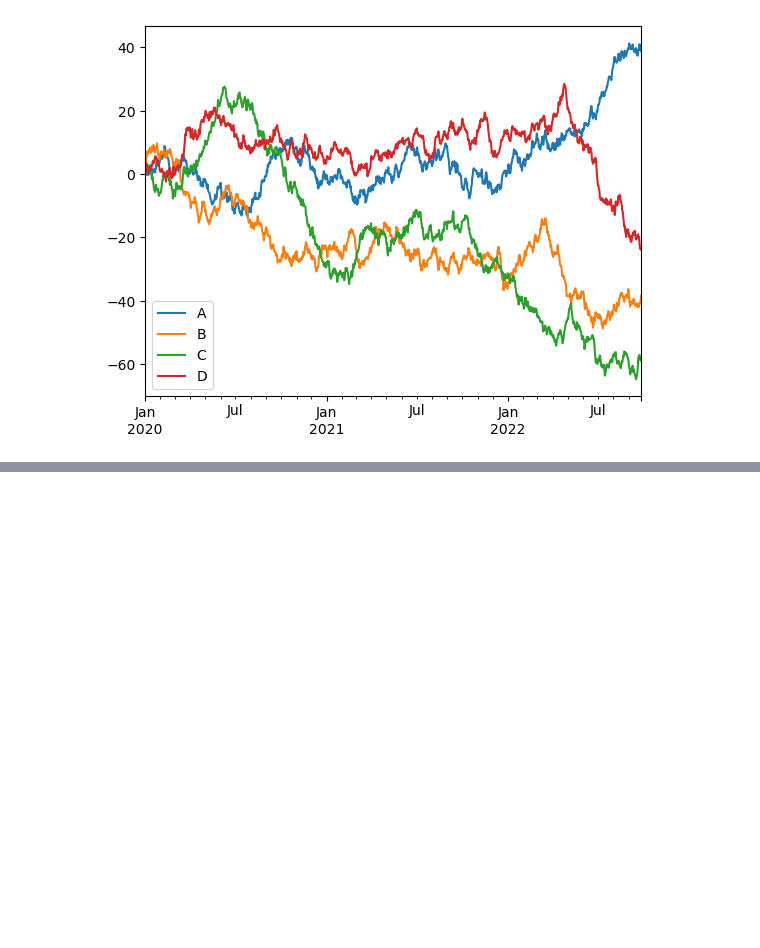
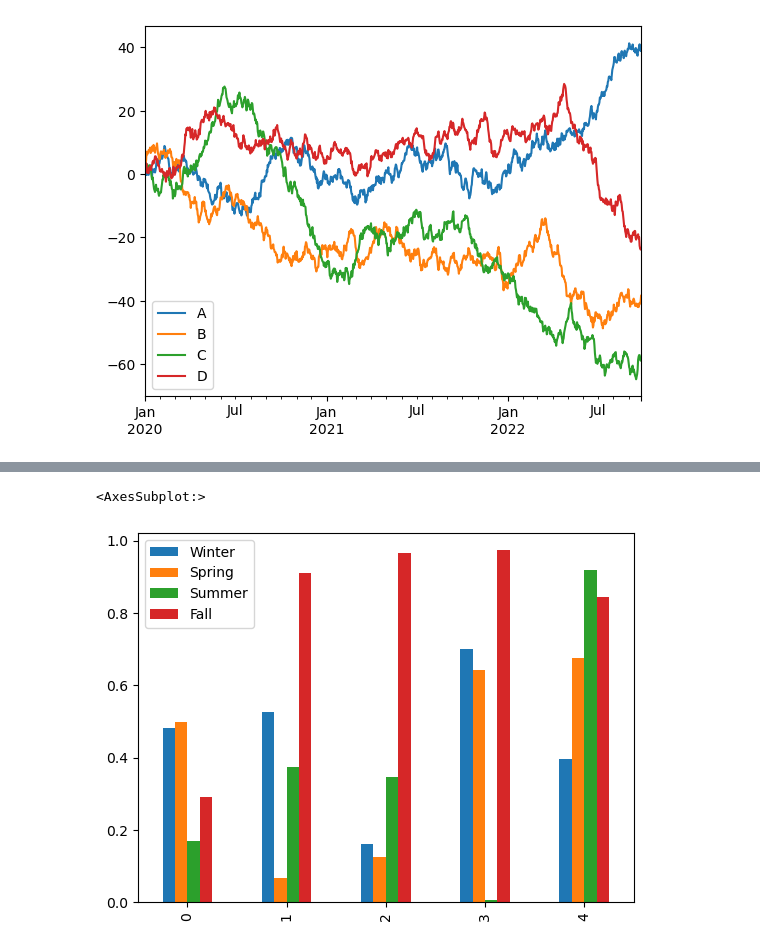
Before and after one commit to sormazabal/IntroToPython2022, a Jupyter notebook: Week5/Week5.ipynb, the cells around one changed output, grey strips where cells are left out. Saved outputs shown, nothing was run; the diff lists cells and outputs as text; code cells hidden in the pictures; blank space fills up the shorter version.

```diff
--- a/Week5/Week5.ipynb
+++ b/Week5/Week5.ipynb
@@ -201,0 +218,7 @@ df.plot()
+# %%
+df = pd.DataFrame(np.random.rand(5, 4), columns=["Winter", "Spring", "Summer", "Fall"])
+
+df.plot.bar()
+# %% [output]
+<AxesSubplot:>
+[figure, added]
```
Also changed, not shown: parts of 5 cells of this notebook.
